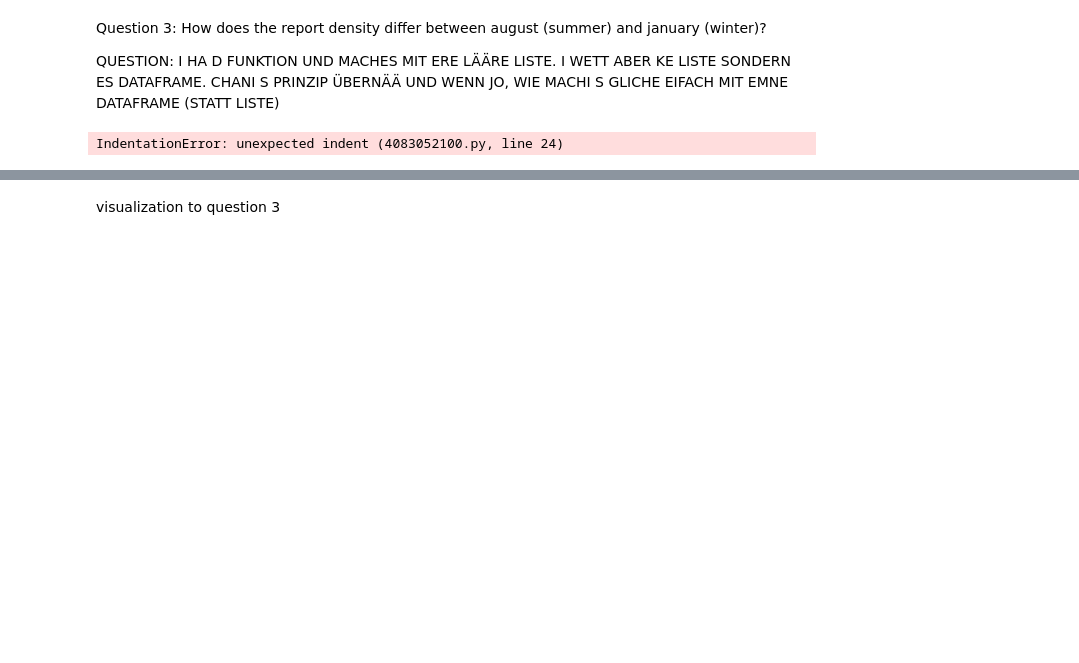
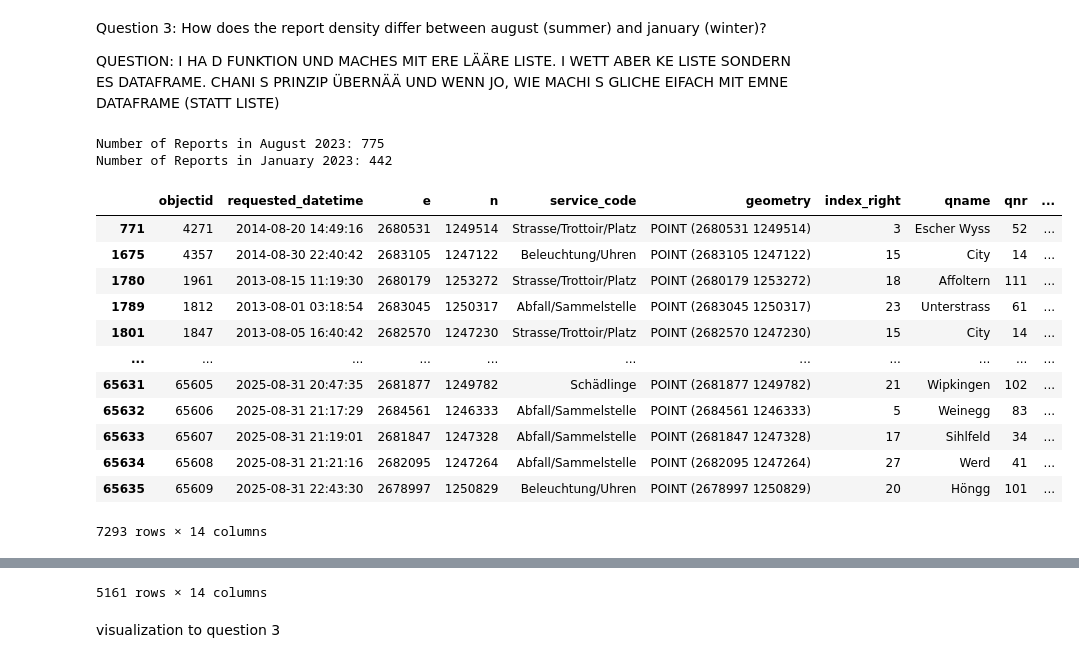
Before and after one commit to eelin-eelin/SDS210-project, a Jupyter notebook: notebooks/Project Notebook 1.ipynb, the cells around one changed output, grey strips where cells are left out. Cells and saved outputs as stored; diff of their text form; code cells hidden in the pictures; blank space fills up the shorter version.

Commit message:
question 3: changed the function (instead of creating a new dataframe and add columns, I had the idea to follow the concept of  taking the full dataframe and only keep the data from the chosen months)

```diff
--- a/notebooks/Project Notebook 1.ipynb
+++ b/notebooks/Project Notebook 1.ipynb
@@ -104,7 +104,7 @@ meldungen_quartier_join = meldungen_quartier_join.merge(
     how = "left")
 
 #again reduce the number of attributes
-meldungen_quartier_join = meldungen_quartier_join[["objectid", "requested_datetime", "e", "n", "service_code", "geometry", "anzahl_meldungen", "index_right", "qname", "qnr", "kname", "knr", "geometry_y", "anzahl_meldungen_quartier", "anzahl_meldungen_kreis"]]
+meldungen_quartier_join = meldungen_quartier_join[["objectid", "requested_datetime", "e", "n", "service_code", "geometry", "index_right", "qname", "qnr", "kname", "knr", "geometry_y", "anzahl_meldungen_quartier", "anzahl_meldungen_kreis"]]
 # %% [output]
 |  | qname | anzahl_meldungen_quartier |
 | 16 | Langstrasse | 6185 |
@@ -227,42 +227,61 @@ meldungen_quartier_join["requested_datetime"] = pd.to_datetime(
 kreise_see = meldungen_quartier_join[meldungen_quartier_join["knr"].isin(["1", "2", "8"])]
 
 
 #compare number of reports in august and january manually
 august = meldungen_quartier_join[(meldungen_quartier_join["requested_datetime"] >= "2023-08-01") &
                                  (meldungen_quartier_join["requested_datetime"] < "2023-09-01")].copy()
 januar = meldungen_quartier_join[(meldungen_quartier_join["requested_datetime"] >= "2023-01-01") &
                                  (meldungen_quartier_join["requested_datetime"] < "2023-02-01")].copy()
 
 print(f"Number of Reports in August 2023: {len(august)}")
 print(f"Number of Reports in January 2023: {len(januar)}")
 
 #create a function to filter the reports per month and year
-#def filter_by_month(data, year = None, month = None):
+def filter_by_month(data, year = None, month = None):
     """
     define a function that filters the input data by year and month
     ---
     parameters
     data: pd.DataFrame of "Züri Wie Neu" reports that contains a column name 'requested_datetime' with datetime values (parsed dates follow the format 01-01-2000)
     year: int, optional, for filtering, between 2013 and 2026, if None: no filtering by year applied
     month: int, optional, for filtering, between 1 and 12, if None: no filtering by month applied
     ---
     returns
     pd.DataFrame
     filtered dataframe only containing the rows that match the specified month and year 3
     """
-#    result = []
+    result = data.copy()
 
-#    for row in data:
-#        if year is not None and row["requested_datetime"].year != year:
-#            continue
-#        if month is not None and row["requested_datetime"].month != month:
-#            continue
-#        result.append(row)
+    if year is not None:
+        result = result[result["requested_datetime"].dt.year == year]
 
-#    return pd.DataFrame(result)
+    if month is not None:
+        result = result[result["requested_datetime"].dt.month == month]
+
+    return result
+
+#apply function to filter august and january data
+august_daten = filter_by_month(meldungen_quartier_join, month = 8)
+display(august_daten)
+januar_daten = filter_by_month(meldungen_quartier_join, month = 1)
+display(januar_daten)
 
 #apply function to filter data from august and january
-#august_daten = filter_by_month(meldungen_quartier_join, month = 8)
-#januar_daten = filter_by_month(meldungen_quartier_join, month = 1)
+august_daten = filter_by_month(meldungen_quartier_join, month = 8)
+januar_daten = filter_by_month(meldungen_quartier_join, month = 1)
 # %% [output]
-IndentationError: unexpected indent (4083052100.py, line 24)
+Number of Reports in August 2023: 775
+Number of Reports in January 2023: 442
+|  | objectid | requested_datetime | e | n | service_code | geometry | index_right | qname | qnr | ... |
+| 771 | 4271 | 2014-08-20 14:49:16 | 2680531 | 1249514 | Strasse/Trottoir/Platz | POINT (2680531 1249514) | 3 | Escher Wyss | 52 | ... |
+| 1675 | 4357 | 2014-08-30 22:40:42 | 2683105 | 1247122 | Beleuchtung/Uhren | POINT (2683105 1247122) | 15 | City | 14 | ... |
+| 1780 | 1961 | 2013-08-15 11:19:30 | 2680179 | 1253272 | Strasse/Trottoir/Platz | POINT (2680179 1253272) | 18 | Affoltern | 111 | ... |
+| 1789 | 1812 | 2013-08-01 03:18:54 | 2683045 | 1250317 | Abfall/Sammelstelle | POINT (2683045 1250317) | 23 | Unterstrass | 61 | ... |
+| 1801 | 1847 | 2013-08-05 16:40:42 | 2682570 | 1247230 | Strasse/Trottoir/Platz | POINT (2682570 1247230) | 15 | City | 14 | ... |
+| ... | ... | ... | ... | ... | ... | ... | ... | ... | ... | ... |
+| 65631 | 65605 | 2025-08-31 20:47:35 | 2681877 | 1249782 | Schädlinge | POINT (2681877 1249782) | 21 | Wipkingen | 102 | ... |
+| 65632 | 65606 | 2025-08-31 21:17:29 | 2684561 | 1246333 | Abfall/Sammelstelle | POINT (2684561 1246333) | 5 | Weinegg | 83 | ... |
+| 65633 | 65607 | 2025-08-31 21:19:01 | 2681847 | 1247328 | Abfall/Sammelstelle | POINT (2681847 1247328) | 17 | Sihlfeld | 34 | ... |
+| 65634 | 65608 | 2025-08-31 21:21:16 | 2682095 | 1247264 | Abfall/Sammelstelle | POINT (2682095 1247264) | 27 | Werd | 41 | ... |
+| 65635 | 65609 | 2025-08-31 22:43:30 | 2678997 | 1250829 | Beleuchtung/Uhren | POINT (2678997 1250829) | 20 | Höngg | 101 | ... |
+7293 rows × 14 columns
@@ -269,3 +300,4 @@ IndentationError: unexpected indent (4083052100.py, line 24)
+5161 rows × 14 columns
 # %% [markdown]
 visualization to question 3
 # %% [markdown]
```
Also changed, not shown: parts of 1 cell of this notebook.
